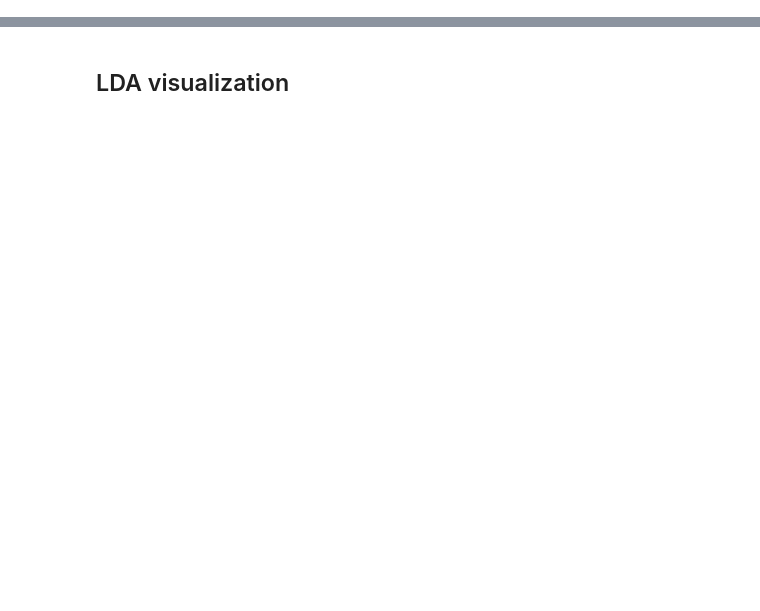
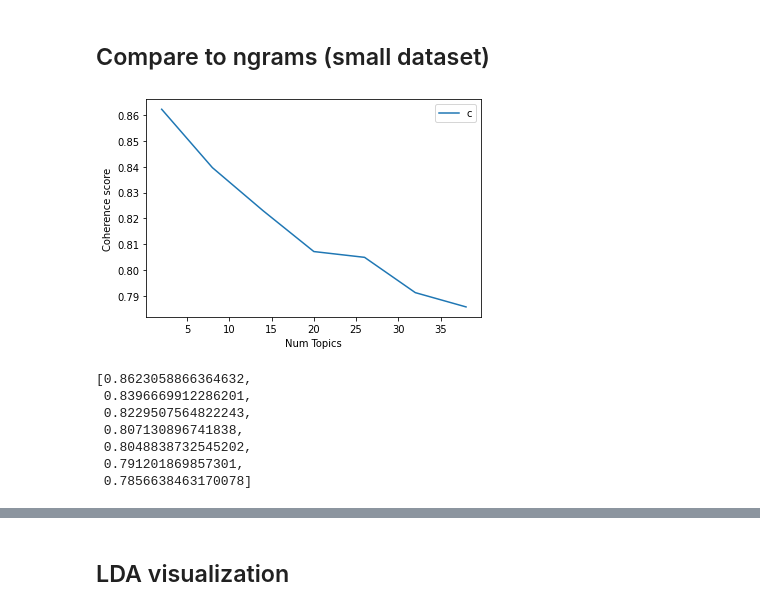
Before and after one commit to sanjibg01/CS410-project-team-trailblazers, a Jupyter notebook: topic_modeling.ipynb, the cells around one changed output, grey strips where cells are left out. Saved outputs shown, nothing was run; the diff lists cells and outputs as text; code cells hidden in the pictures; blank space fills up the shorter version.

Commit message:
md_preprocess_abstracts add models on ngrams

```diff
--- a/topic_modeling.ipynb
+++ b/topic_modeling.ipynb
@@ -16,5 +21,8 @@ from topic_modeler import TopicModeler
 # %%
-mod = TopicModeler('output.json')
+mod = TopicModeler('preprocessed_input/preprocessed_input_10k_unigrams.json')
 mod.set_texts()
 mod.set_dictionary()
 mod.set_corpus()
+
+start = 2; stop = 40; step = 6
+model_list, coherence_values = mod.optimal_model_search(start, stop, step)
@@ -23,7 +29 @@ mod.set_corpus()
-# %%
-start = 2
-stop = 40
-step = 6
-
-model_list, coherence_values = mod.optimal_model_search(start,stop,step)
 # %% [markdown]
@@ -33,0 +45,21 @@ coherence_values
+# %% [markdown]
+## Compare to ngrams (small dataset)
+# %%
+mod = TopicModeler('preprocessed_input/preprocessed_input_10k_ngrams.json')
+mod.set_texts()
+mod.set_dictionary()
+mod.set_corpus()
+
+model_list, coherence_values = mod.optimal_model_search(start,stop,step)
+
+mod.plot_model_search_results(coherence_values, start, stop, step)
+coherence_values
+# %% [output]
+[figure, added]
+[0.8623058866364632,
+ 0.8396669912286201,
+ 0.8229507564822243,
+ 0.807130896741838,
+ 0.8048838732545202,
+ 0.791201869857301,
+ 0.7856638463170078]
```
Also changed, not shown: parts of 15 cells of this notebook, 1 other file.
